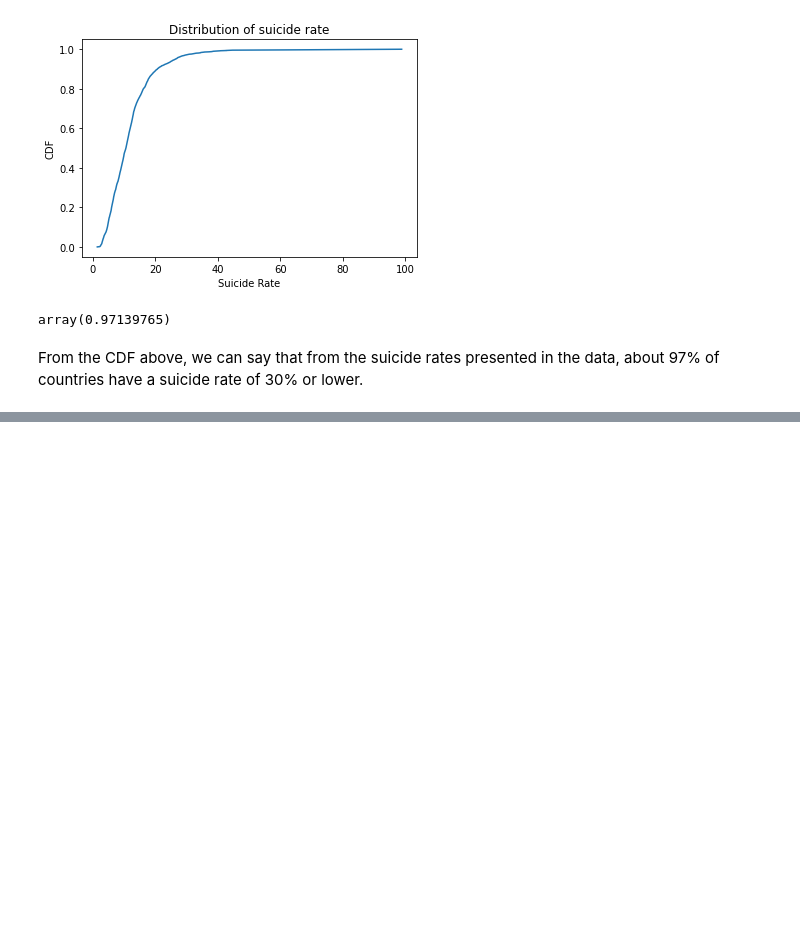
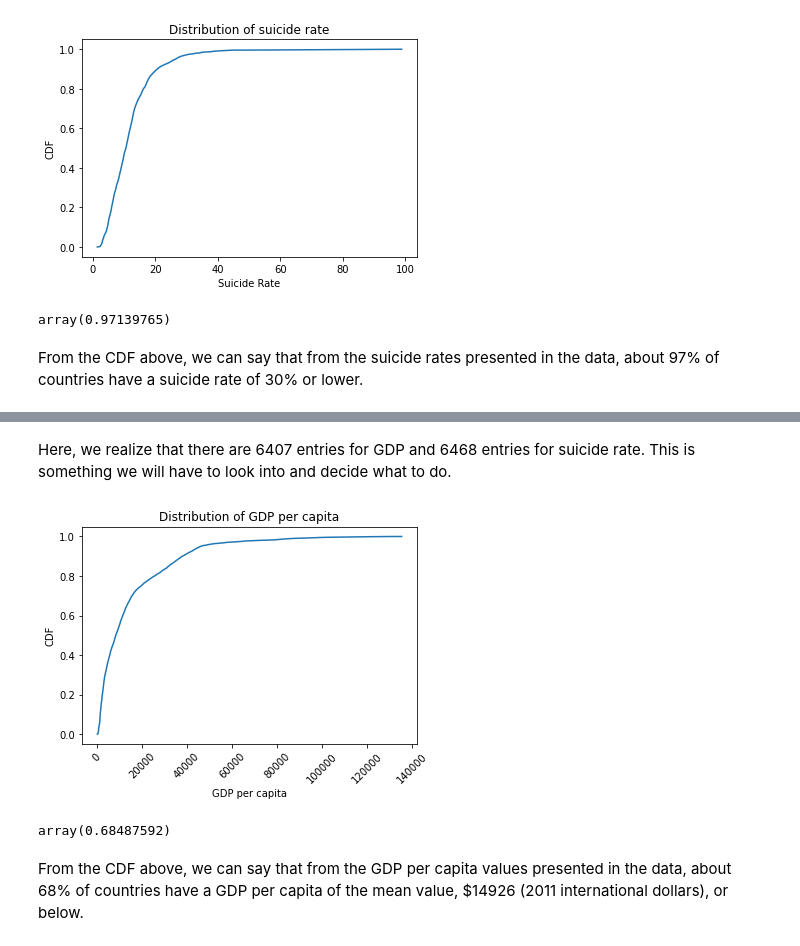
Before and after one commit to tamisha-dzifa/DS-Project-2, a Jupyter notebook: Project_2_Data_Inventory.ipynb, the cells around one changed output, grey strips where cells are left out. Saved outputs shown, nothing was run; the diff lists cells and outputs as text; code cells hidden in the pictures; blank space fills up the shorter version.

Commit message:
done with initial exploration of GDP data

```diff
--- a/Project_2_Data_Inventory.ipynb
+++ b/Project_2_Data_Inventory.ipynb
@@ -126,0 +152,3 @@ From the CDF above, we can say that from the suicide rates presented in the data
+# %%
+gdp = pd.read_csv('gdp-per-capita-worldbank.csv')
+gdp.head()
@@ -126,0 +164,3 @@ From the CDF above, we can say that from the suicide rates presented in the data
+# %%
+gdp.columns = ['Entity', 'Code', 'Year', 'GDP per capita']
+gdp.head()
@@ -126,0 +206,3 @@ From the CDF above, we can say that from the suicide rates presented in the data
+# %%
+gdp_p_c = gdp['GDP per capita']
+gdp_p_c.describe()
@@ -126,0 +219,20 @@ From the CDF above, we can say that from the suicide rates presented in the data
+# %% [markdown]
+Here, we realize that there are 6407 entries for GDP and 6468 entries for suicide rate. This is something we will have to look into and decide what to do.
+# %%
+cdf_gdp = Cdf.from_seq(gdp_p_c)
+# %%
+cdf_gdp.plot()
+plt.xlabel('GDP per capita');
+plt.ylabel('CDF');
+plt.title('Distribution of GDP per capita');
+plt.xticks(rotation=45);
+# %% [output]
+[figure, added]
+# %%
+q = 14926  # the mean from the summary statistics
+p = cdf_gdp(q)
+p
+# %% [output]
+array(0.68487592)
+# %% [markdown]
+From the CDF above, we can say that from the GDP per capita values presented in the data, about 68% of countries have a GDP per capita of the mean value, $14926 (2011 international dollars), or below.
```
Also changed, not shown: parts of 15 cells of this notebook.
